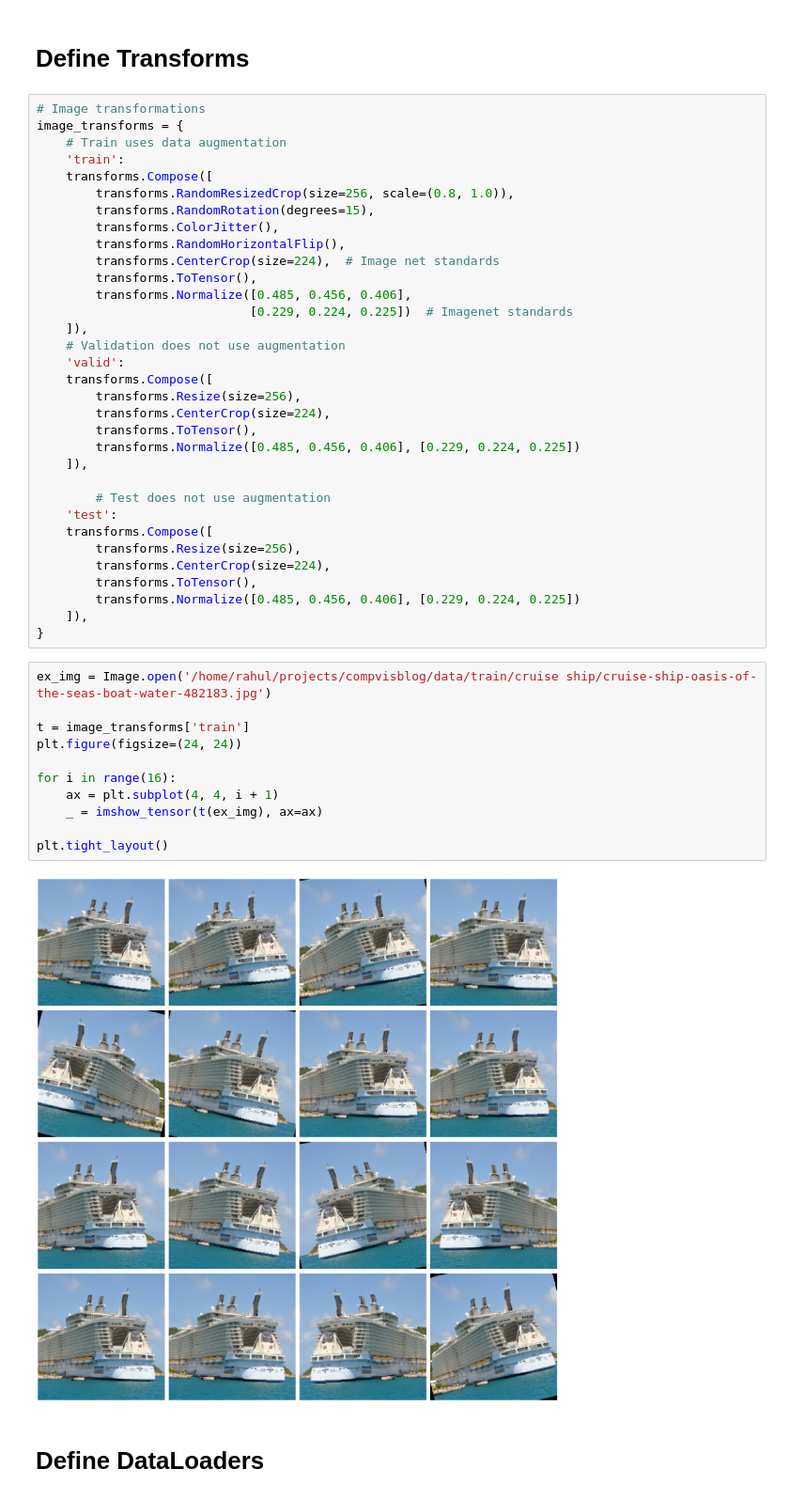
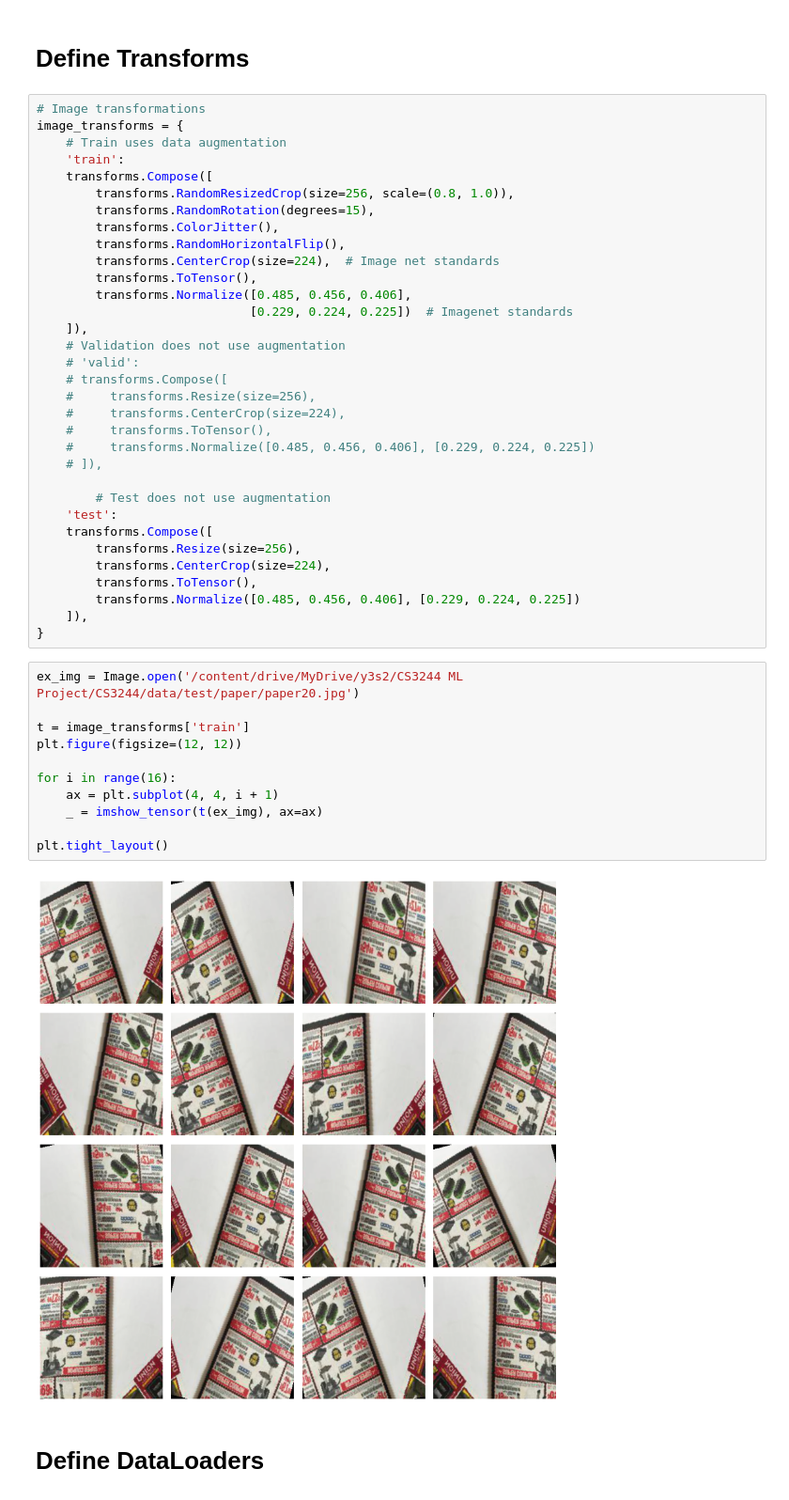
Before and after one commit to ziyun99/CS3244, a Jupyter notebook: CNN_models.ipynb, the cells around one changed output. Shown at 94% size. Cells and saved outputs as stored; diff of their text form.

```diff
--- a/CNN_models.ipynb
+++ b/CNN_models.ipynb
@@ -128,13 +129,13 @@ image_transforms = {
                              [0.229, 0.224, 0.225])  # Imagenet standards
     ]),
     # Validation does not use augmentation
-    'valid':
-    transforms.Compose([
-        transforms.Resize(size=256),
-        transforms.CenterCrop(size=224),
-        transforms.ToTensor(),
-        transforms.Normalize([0.485, 0.456, 0.406], [0.229, 0.224, 0.225])
-    ]),
+    # 'valid':
+    # transforms.Compose([
+    #     transforms.Resize(size=256),
+    #     transforms.CenterCrop(size=224),
+    #     transforms.ToTensor(),
+    #     transforms.Normalize([0.485, 0.456, 0.406], [0.229, 0.224, 0.225])
+    # ]),
 
         # Test does not use augmentation
     'test':
@@ -146,17 +147,17 @@ image_transforms = {
     ]),
 }
 # %%
-ex_img = Image.open('/home/rahul/projects/compvisblog/data/train/cruise ship/cruise-ship-oasis-of-the-seas-boat-water-482183.jpg')
+ex_img = Image.open('/content/drive/MyDrive/y3s2/CS3244 ML Project/CS3244/data/test/paper/paper20.jpg')
 
 t = image_transforms['train']
-plt.figure(figsize=(24, 24))
+plt.figure(figsize=(12, 12))
 
 for i in range(16):
     ax = plt.subplot(4, 4, i + 1)
     _ = imshow_tensor(t(ex_img), ax=ax)
 
 plt.tight_layout()
 # %% [output]
-[figure, old version]
+[figure, new version]
 # %% [markdown]
 # Define DataLoaders
```
Also changed, not shown: parts of 38 cells of this notebook.
